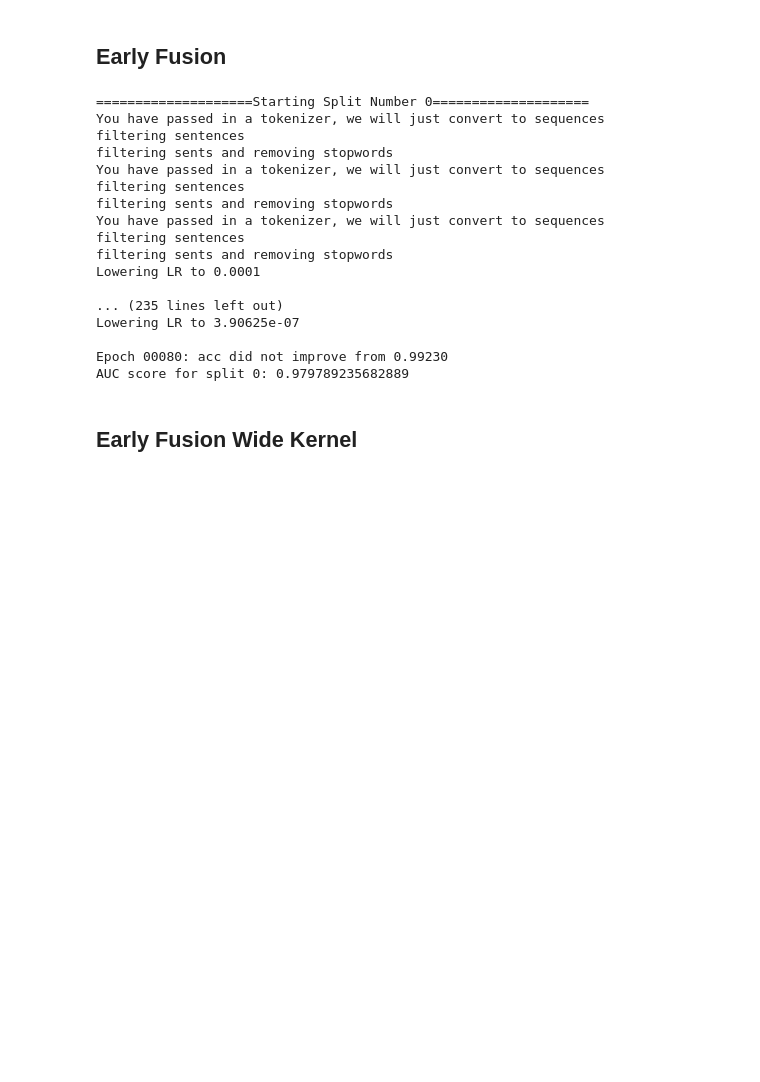
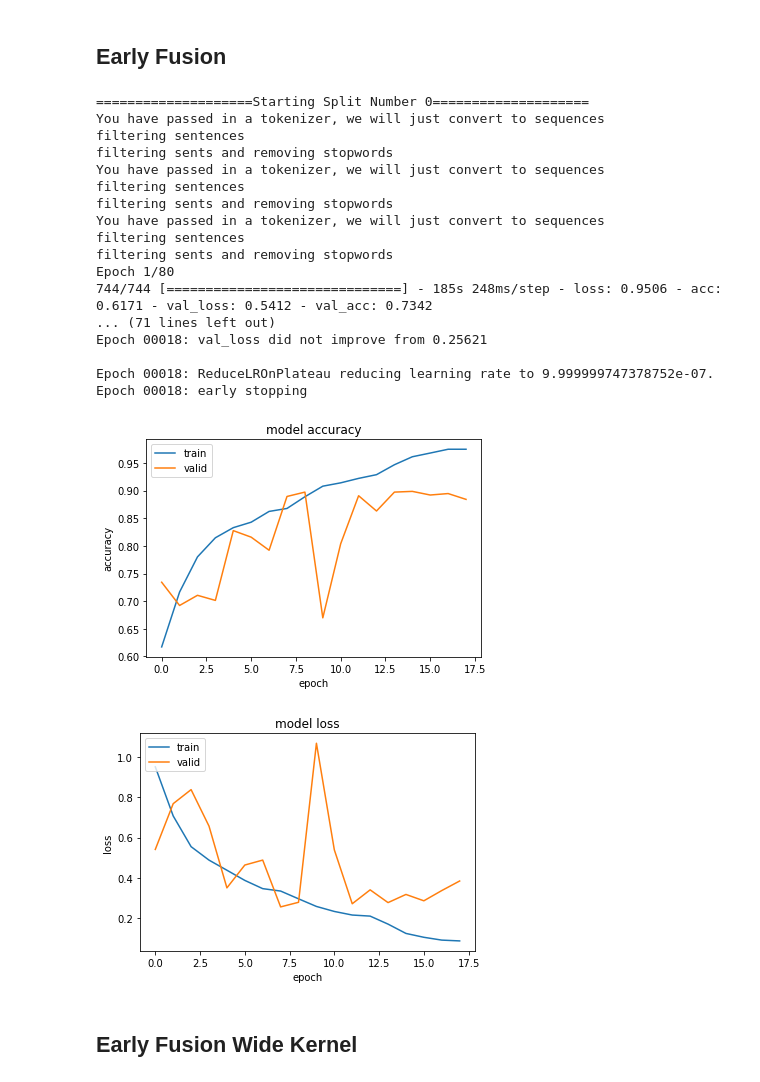
Before and after one commit to kevkid/Reducing_Burden, a Jupyter notebook: Indiana_multi_N.ipynb, the cells around one changed output. Drawn from its saved outputs; the diff is of its cells as text; code cells hidden in the pictures; blank space fills up the shorter version.

Commit message:
Updated the Indiana notebook with various changes.

```diff
--- a/Indiana_multi_N.ipynb
+++ b/Indiana_multi_N.ipynb
@@ -635,7 +687,7 @@ for ix, split in data.items():
     model = Generate_Model(model_type='LateFusion')#create model
     model.compile(optimizer=optimizerFactory(), loss='categorical_crossentropy', metrics=['accuracy'])
 
-    train_generator = indianaDataGenerator_DF(df[df['sample_id'].isin(data[str(ix)]['train'])].reset_index(drop=True), **params)
+    train_generator = indianaDataGenerator_DF(df[df['sample_id'].isin(data[str(ix)]['train'])].reset_index(drop=True), **params, aug=AUGMENTATIONS_TRAIN)
     valid_generator = indianaDataGenerator_DF(df[df['sample_id'].isin(data[str(ix)]['valid'])].reset_index(drop=True), **params)
     test_generator = indianaDataGenerator_DF(df[df['sample_id'].isin(data[str(ix)]['test'])].reset_index(drop=True), **params)
 
@@ -646,24 +698,28 @@ for ix, split in data.items():
     model.layers[3].set_weights(load_model('imageOnly_split_{}.hd5'.format(ix),compile=False).layers[1].get_weights())#image
     model.layers[4].set_weights(load_model('textOnly_split_{}.hd5'.format(ix),compile=False).layers[2].get_weights())#text
 
-    model.fit_generator(train_generator, steps_per_epoch=len(train_generator), validation_data=valid_generator,
+    history = model.fit_generator(train_generator, steps_per_epoch=len(train_generator), validation_data=valid_generator,
                         validation_steps=len(valid_generator), workers=workers, epochs=n_epochs, verbose=fitVerbose,
-                        callbacks=[checkpoint,lrate])
+                        callbacks=[checkpoint,lrate,estopping])
+    pd.DataFrame(history.history).to_csv('lateFusion_PT_HISTORY_split_{}.csv'.format(ix))
     y_hat = model.predict_generator(test_generator, steps=len(test_generator), workers=workers)
     y_hat_class=y_hat.argmax(-1)
     y_true = ohe.transform(np.array(df[df['sample_id'].isin(data[str(ix)]['test'])]['normal']).reshape(-1, 1)).toarray()
     y_true_class = y_true.argmax(-1)
+    pd.DataFrame(zip(y_true[:len(y_hat)].tolist(), y_hat.tolist()), columns=['y_true','y_hat']).to_csv('y_true_y_pred_chunk_{}_Late_Fusion_PT.csv'.format(ix))
     #classification report
-    cr = classification_report(y_true_class[:len(y_hat)], y_hat_class, target_names=None, output_dict=True)
-    report_list.append(pd.DataFrame(cr).transpose())
+    cr = precision_recall_fscore_support(y_true_class[:len(y_hat)], y_hat_class,average='binary')
+    #print(cr)
+    report_list.append(pd.DataFrame([cr[:-1]], columns=['precision', 'recall','f1-score']))
     #area under curve
     auc = roc_auc_score(y_true[:len(y_hat)], y_hat)
     AUCList.append(auc)
-    print('AUC score for split {}: {}'.format(ix,auc))
+    #print('AUC score for split {}: {}'.format(ix,auc))
+    plot_history(history)
 
-classification_report(y_true_class[:len(y_hat)], y_hat_class)
-model_stat_df = model_stat_df.append({'model':"LateFusion_PT", 'f1-score': df_mean(report_list)['f1-score'].loc['weighted avg'], 'precision':  df_mean(report_list)['precision'].loc['weighted avg'],
-                                     'recall': df_mean(report_list)['recall'].loc['weighted avg'], 'support': df_mean(report_list)['support'].loc['weighted avg'], 'AUC': np.mean(AUCList)},ignore_index=True)
+report_mean = pd.concat(report_list).mean()
+model_stat_df = model_stat_df.append({'model':"Late_Fusion_PT", 'f1-score': report_mean['f1-score'], 'precision':  report_mean['precision'],
+                                     'recall': report_mean['recall'], 'AUC': np.mean(AUCList)},ignore_index=True)
 # %% [output]
 ====================Starting Split Number 0====================
 You have passed in a tokenizer, we will just convert to sequences
@@ -693,50 +749,55 @@ for ix, split in data.items():
     model = Generate_Model(model_type='EarlyFusion')#create model
     model.compile(optimizer=optimizerFactory(), loss='categorical_crossentropy', metrics=['accuracy'])
 
-    train_generator = indianaDataGenerator_DF(df[df['sample_id'].isin(data[str(ix)]['train'])].reset_index(drop=True), **params)
+    train_generator = indianaDataGenerator_DF(df[df['sample_id'].isin(data[str(ix)]['train'])].reset_index(drop=True), **params, aug=AUGMENTATIONS_TRAIN)
     valid_generator = indianaDataGenerator_DF(df[df['sample_id'].isin(data[str(ix)]['valid'])].reset_index(drop=True), **params)
     test_generator = indianaDataGenerator_DF(df[df['sample_id'].isin(data[str(ix)]['test'])].reset_index(drop=True), **params)
 
     #checkpoint
     filename = 'earlyFusion_split_{}.hd5'.format(ix)
     checkpoint = getCheckpointCallback(filename)
 
-    model.fit_generator(train_generator, steps_per_epoch=len(train_generator), validation_data=valid_generator,
+    history = model.fit_generator(train_generator, steps_per_epoch=len(train_generator), validation_data=valid_generator,
                         validation_steps=len(valid_generator), workers=workers, epochs=n_epochs, verbose=fitVerbose,
-                        callbacks=[checkpoint,lrate])
+                        callbacks=[checkpoint,lrate,estopping])
+    pd.DataFrame(history.history).to_csv('earlyFusion_SQUARE_HISTORY_split_{}.csv'.format(ix))
     y_hat = model.predict_generator(test_generator, steps=len(test_generator), workers=workers)
     y_hat_class=y_hat.argmax(-1)
     y_true = ohe.transform(np.array(df[df['sample_id'].isin(data[str(ix)]['test'])]['normal']).reshape(-1, 1)).toarray()
     y_true_class = y_true.argmax(-1)
+    pd.DataFrame(zip(y_true[:len(y_hat)].tolist(), y_hat.tolist()), columns=['y_true','y_hat']).to_csv('y_true_y_pred_chunk_{}_EarlyFusion.csv'.format(ix))
     #classification report
-    cr = classification_report(y_true_class[:len(y_hat)], y_hat_class, target_names=None, output_dict=True)
-    report_list.append(pd.DataFrame(cr).transpose())
+    cr = precision_recall_fscore_support(y_true_class[:len(y_hat)], y_hat_class,average='binary')
+    #print(cr)
+    report_list.append(pd.DataFrame([cr[:-1]], columns=['precision', 'recall','f1-score']))
     #area under curve
     auc = roc_auc_score(y_true[:len(y_hat)], y_hat)
     AUCList.append(auc)
-    print('AUC score for split {}: {}'.format(ix,auc))
-
-classification_report(y_true_class[:len(y_hat)], y_hat_class)
-model_stat_df = model_stat_df.append({'model':"EarlyFusion", 'f1-score': df_mean(report_list)['f1-score'].loc['weighted avg'], 'precision':  df_mean(report_list)['precision'].loc['weighted avg'],
-                                     'recall': df_mean(report_list)['recall'].loc['weighted avg'], 'support': df_mean(report_list)['support'].loc['weighted avg'], 'AUC': np.mean(AUCList)},ignore_index=True)
+    #print('AUC score for split {}: {}'.format(ix,auc))
+    plot_history(history)
+report_mean = pd.concat(report_list).mean()
+model_stat_df = model_stat_df.append({'model':"EarlyFusion", 'f1-score': report_mean['f1-score'], 'precision':  report_mean['precision'],
+                                     'recall': report_mean['recall'], 'AUC': np.mean(AUCList)},ignore_index=True)
 # %% [output]
 ====================Starting Split Number 0====================
 You have passed in a tokenizer, we will just convert to sequences
 filtering sentences
 filtering sents and removing stopwords
 You have passed in a tokenizer, we will just convert to sequences
 filtering sentences
 filtering sents and removing stopwords
 You have passed in a tokenizer, we will just convert to sequences
 filtering sentences
 filtering sents and removing stopwords
-Lowering LR to 0.0001
+Epoch 1/80
+744/744 [==============================] - 185s 248ms/step - loss: 0.9506 - acc: 0.6171 - val_loss: 0.5412 - val_acc: 0.7342
+... (71 lines left out)
+Epoch 00018: val_loss did not improve from 0.25621
 
-... (235 lines left out)
-Lowering LR to 3.90625e-07
-
-Epoch 00080: acc did not improve from 0.99230
-AUC score for split 0: 0.979789235682889
+Epoch 00018: ReduceLROnPlateau reducing learning rate to 9.999999747378752e-07.
+Epoch 00018: early stopping
+[figure, added]
+[figure, added]
 # %% [markdown]
 ## Early Fusion Wide Kernel
 # %%
```
Also changed, not shown: parts of 21 cells of this notebook, 1 other file.
